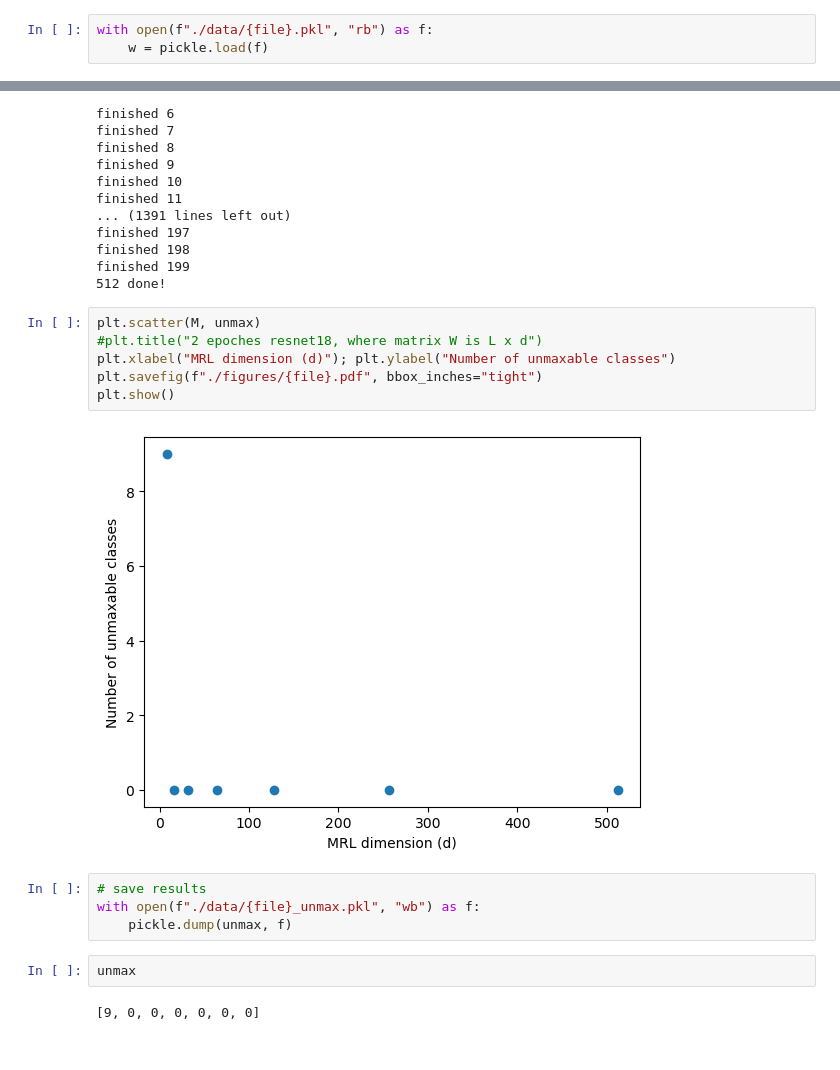
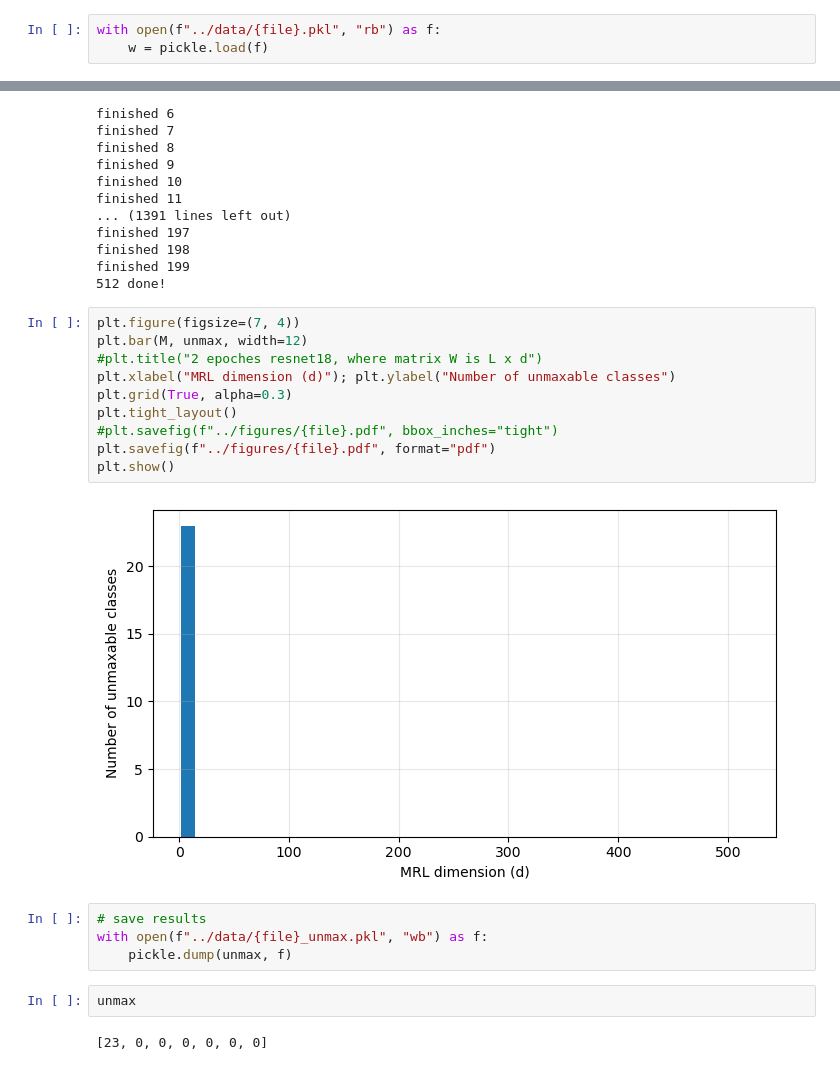
Before and after one commit to cs1500/unargmax-matryoshka, a Jupyter notebook: notebooks/unargmaxable.ipynb, the cells around one changed output, grey strips where cells are left out. Drawn from its saved outputs; the diff is of its cells as text.

Commit message:
added code for figure 3.1b

```diff
--- a/t.ipynb
+++ b/notebooks/unargmaxable.ipynb
@@ -8,5 +15,5 @@ file = "resnet18_mrl_epochs09"
 # %%
-with open(f"./data/{file}.pkl", "rb") as f:
+with open(f"../data/{file}.pkl", "rb") as f:
     w = pickle.load(f)
 # %%
 M = []; unmax = []
@@ -35,18 +42,22 @@ finished 198
 finished 199
 512 done!
 # %%
-plt.scatter(M, unmax)
+plt.figure(figsize=(7, 4))
+plt.bar(M, unmax, width=12)
 #plt.title("2 epoches resnet18, where matrix W is L x d")
 plt.xlabel("MRL dimension (d)"); plt.ylabel("Number of unmaxable classes")
-plt.savefig(f"./figures/{file}.pdf", bbox_inches="tight")
+plt.grid(True, alpha=0.3)
+plt.tight_layout()
+#plt.savefig(f"../figures/{file}.pdf", bbox_inches="tight")
+plt.savefig(f"../figures/{file}.pdf", format="pdf")
 plt.show()
 # %% [output]
-[figure, old version]
+[figure, new version]
 # %%
 # save results
-with open(f"./data/{file}_unmax.pkl", "wb") as f:
+with open(f"../data/{file}_unmax.pkl", "wb") as f:
     pickle.dump(unmax, f)
 # %%
 unmax
 # %% [output]
-[9, 0, 0, 0, 0, 0, 0]
+[23, 0, 0, 0, 0, 0, 0]
```
Also changed, not shown: parts of 2 cells of this notebook, 4 other files.
